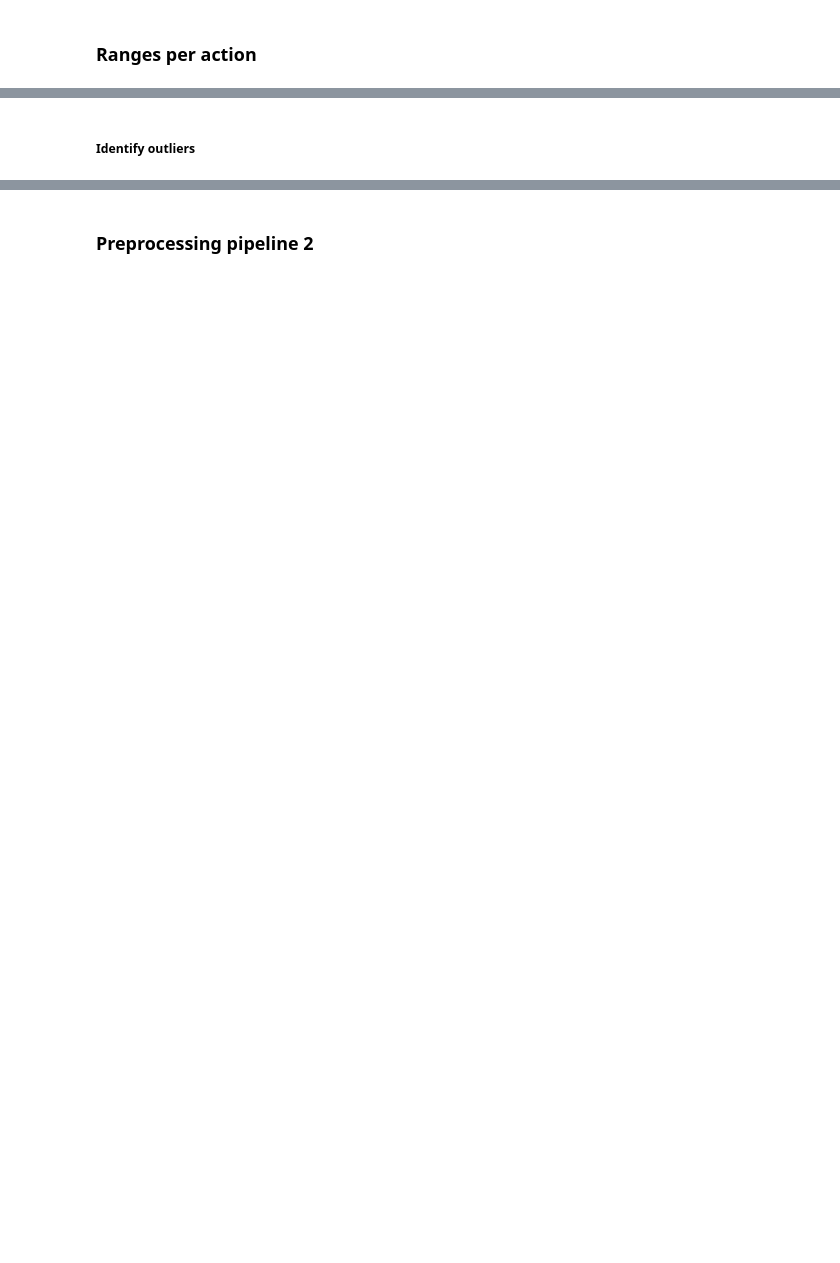
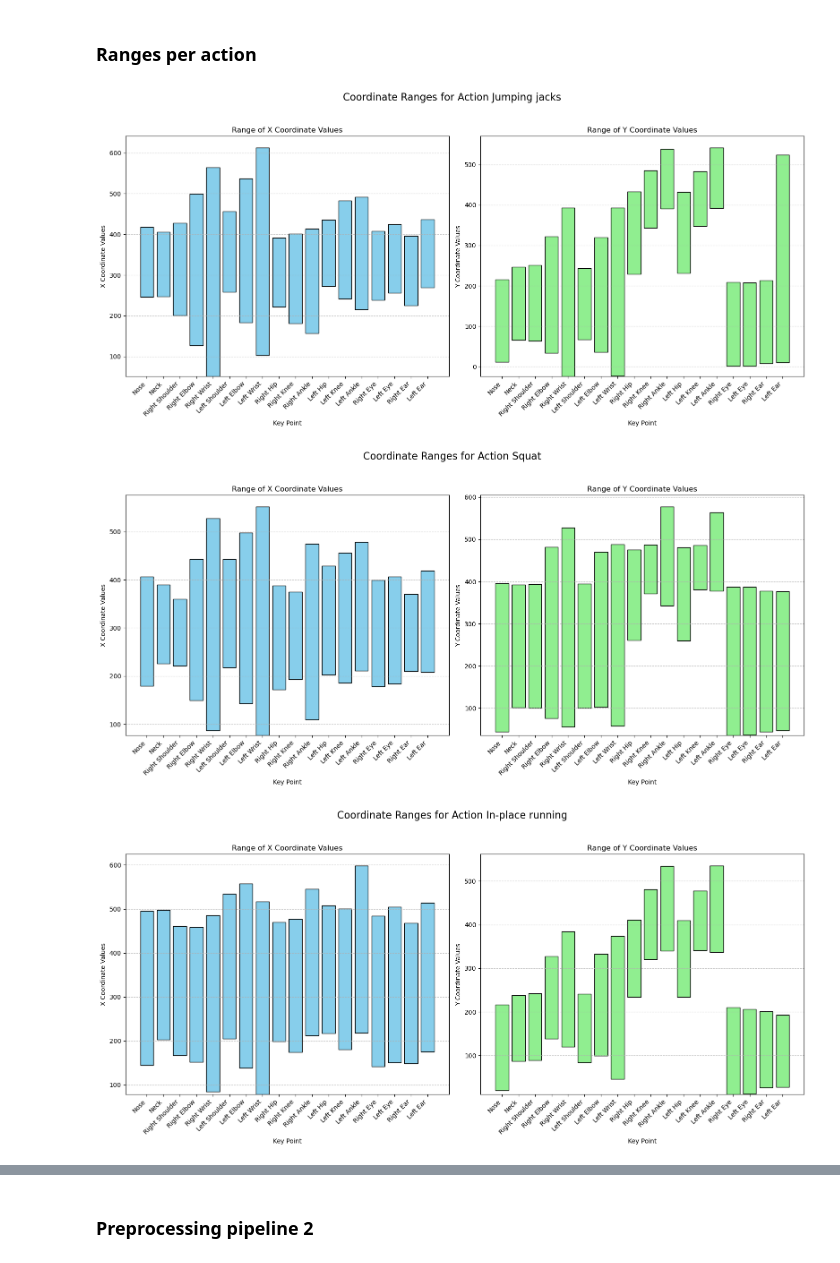
Before and after one commit to 0xEdouard/ML-project, a Jupyter notebook: Sprint 1/main.ipynb, the cells around one changed output, grey strips where cells are left out. Cells and saved outputs as stored; diff of their text form; code cells hidden in the pictures; blank space fills up the shorter version.

```diff
--- a/Sprint 1/main.ipynb
+++ b/Sprint 1/main.ipynb
@@ -35,12 +46,5 @@ def load_data(file_list):
         except Exception as e:
             print(f"Error loading {file_path}: {e}")
     return np.concatenate(data, axis=0) if data else np.array([])
-# %%
-# Helper functions to filter data
-def filter_files_by_action(action_number):
-    return [file for file in files if f'action-{action_number}' in file]
-
-def filter_files_by_group(group_number):
-    return [file for file in files if f'group-{group_number}' in file]
 # %%
 data = load_data(files)
@@ -145,7 +148,16 @@ plt.show()
 # %% [markdown]
 ### Ranges per action
 # %%
-def calculate_coordinate_ranges_per_action(data_per_action):
+def calculate_coordinate_ranges_per_action(files):
+    data_per_action = {}
+    for action_number in [0,1,2,3,4,5,6]:
+        file_list = filter_files_by_action(action_number,files)
+        data = load_data(file_list)
+        if data.size > 0:
+            data_per_action[action_number] = data
+        else:
+            print(f"No data found for action {action_number}")
+
     action_ranges = {}
     for action_number, data in data_per_action.items():
         # Calculate X coordinate ranges
@@ -168,9 +180,8 @@ def calculate_coordinate_ranges_per_action(data_per_action):
         }
     return action_ranges
 # %%
-import matplotlib.pyplot as plt
-
 def plot_coordinate_ranges_per_action(action_ranges, keypoint_labels=None):
+    actions = {0:"Jumping jacks",1:"Squat",2:"In-place running",3:"Side lunge",4:"Boxing",5:"Overhead press",6:"Bicep curl"}
     for action_number, ranges in action_ranges.items():
         # Number of key points
         num_keypoints = len(ranges['x_min'])
@@ -178,7 +189,7 @@ def plot_coordinate_ranges_per_action(action_ranges, keypoint_labels=None):
 
         # Create subplots
         fig, axes = plt.subplots(1, 2, figsize=(16, 8))
-        fig.suptitle(f'Coordinate Ranges for Action {action_number}', fontsize=16)
+        fig.suptitle(f'Coordinate Ranges for Action {actions[action_number]}', fontsize=16)
 
         # Plot X coordinate ranges
         axes[0].bar(keypoint_indices, ranges['x_range'], bottom=ranges['x_min'],
@@ -230,5 +218,4 @@ action_ranges = calculate_coordinate_ranges_per_action(data_per_action)
 # %%
-# Assuming data has been loaded for at least one action
 keypoint_labels = [
     "Nose",
     "Neck",
@@ -249,10 +236,9 @@ keypoint_labels = [
     "Right Ear",
     "Left Ear"
 ]
-
-if data_per_action:
-    num_keypoints = data_per_action[next(iter(data_per_action))].shape[1]
-else:
-    keypoint_labels = None
 # %%
-plot_coordinate_ranges_per_action(action_ranges, keypoint_labels=keypoint_labels)
+plot_coordinate_ranges_per_action(calculate_coordinate_ranges_per_action(files), keypoint_labels=keypoint_labels)
+# %% [output]
+[figure, added]
+[figure, added]
+[figure, added]
@@ -259,2 +248,0 @@ plot_coordinate_ranges_per_action(action_ranges, keypoint_labels=keypoint_labels
-# %% [markdown]
-##### Identify outliers
```
Also changed, not shown: parts of 45 cells of this notebook.
